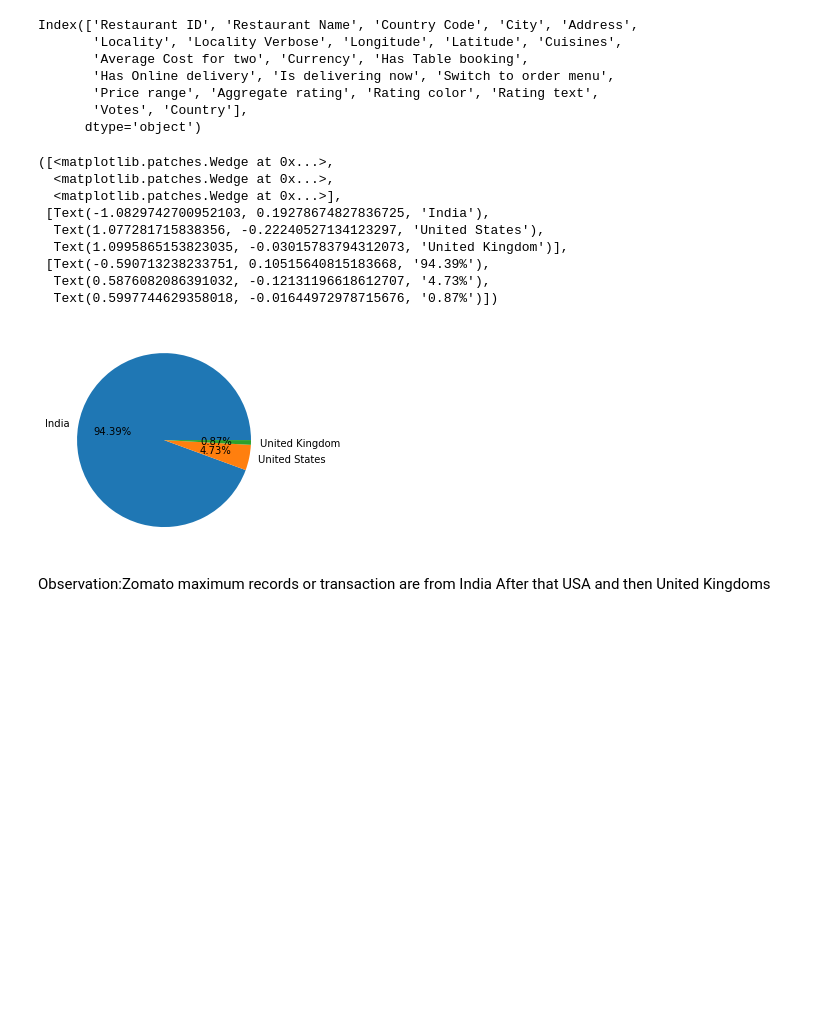
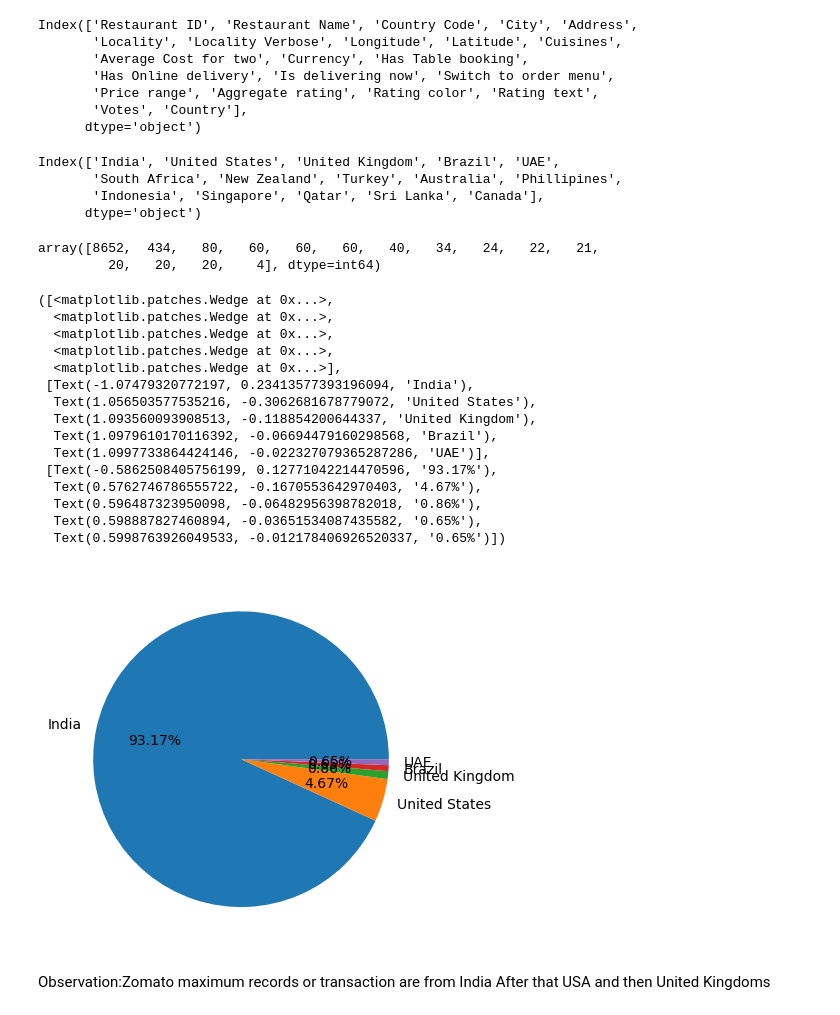
Before and after one commit to manojpraba/EDA-and-feature-engineering-, a Jupyter notebook: 1-EDA And Feature Engineering.ipynb, the cells around one changed output. Drawn from its saved outputs; the diff is of its cells as text; code cells hidden in the pictures; blank space fills up the shorter version.

```diff
--- a/1-EDA And Feature Engineering.ipynb
+++ b/1-EDA And Feature Engineering.ipynb
@@ -9,7 +9,7 @@ import matplotlib.pyplot as plt
 import seaborn as sns
 %matplotlib inline
 # %%
-df=pd.read_csv(r'C:\5-Days-Live-EDA-and-Feature-Engineering-main\Zomatodataset\zomato.csv',encoding='latin-1')
+df=pd.read_csv(r'Zomatodataset/zomato.csv',encoding='latin-1')
 df.head()
 # %% [output]
 |  | Restaurant ID | Restaurant Name | Country Code | City | Address | Locality | Locality Verbose | Longitude | ... |
@@ -122,7 +107,7 @@ sns.heatmap(df.isnull(),yticklabels=False,cbar=False,cmap='viridis')
 <AxesSubplot:>
 [figure]
 # %%
-df_country=pd.read_excel('Country-Code.xlsx')
+df_country=pd.read_excel('Zomatodataset/Country-Code.xlsx')
 df_country.head()
 # %% [output]
 |  | Country Code | Country |
@@ -183,22 +201,38 @@ Index(['Restaurant ID', 'Restaurant Name', 'Country Code', 'City', 'Address',
       dtype='object')
 # %%
 country_names=final_df.Country.value_counts().index
+country_names
+# %% [output]
+Index(['India', 'United States', 'United Kingdom', 'Brazil', 'UAE',
+       'South Africa', 'New Zealand', 'Turkey', 'Australia', 'Phillipines',
+       'Indonesia', 'Singapore', 'Qatar', 'Sri Lanka', 'Canada'],
+      dtype='object')
 # %%
 country_val=final_df.Country.value_counts().values
+country_val
+# %% [output]
+array([8652,  434,   80,   60,   60,   60,   40,   34,   24,   22,   21,
+         20,   20,   20,    4], dtype=int64)
 # %%
 ## Pie Chart- Top 3 countries that uses zomato
-plt.pie(country_val[:3],labels=country_names[:3],autopct='%1.2f%%')
+plt.pie(country_val[:5],labels=country_names[:5],autopct='%1.2f%%')
 # %% [output]
 ([<matplotlib.patches.Wedge at 0x...>,
   <matplotlib.patches.Wedge at 0x...>,
+  <matplotlib.patches.Wedge at 0x...>,
+  <matplotlib.patches.Wedge at 0x...>,
   <matplotlib.patches.Wedge at 0x...>],
- [Text(-1.0829742700952103, 0.19278674827836725, 'India'),
-  Text(1.077281715838356, -0.22240527134123297, 'United States'),
-  Text(1.0995865153823035, -0.03015783794312073, 'United Kingdom')],
- [Text(-0.590713238233751, 0.10515640815183668, '94.39%'),
-  Text(0.5876082086391032, -0.12131196618612707, '4.73%'),
-  Text(0.5997744629358018, -0.01644972978715676, '0.87%')])
+ [Text(-1.07479320772197, 0.23413577393196094, 'India'),
+  Text(1.056503577535216, -0.3062681678779072, 'United States'),
+  Text(1.093560093908513, -0.118854200644337, 'United Kingdom'),
+  Text(1.0979610170116392, -0.06694479160298568, 'Brazil'),
+  Text(1.0997733864424146, -0.022327079365287286, 'UAE')],
+ [Text(-0.5862508405756199, 0.12771042214470596, '93.17%'),
+  Text(0.5762746786555722, -0.1670553642970403, '4.67%'),
+  Text(0.596487323950098, -0.06482956398782018, '0.86%'),
+  Text(0.598887827460894, -0.03651534087435582, '0.65%'),
+  Text(0.5998763926049533, -0.012178406926520337, '0.65%')])
-[figure, old version]
+[figure, new version]
 # %% [markdown]
 Observation:Zomato maximum records or transaction are from India
 After that USA and then United Kingdoms
```
Also changed, not shown: parts of 17 cells of this notebook.
